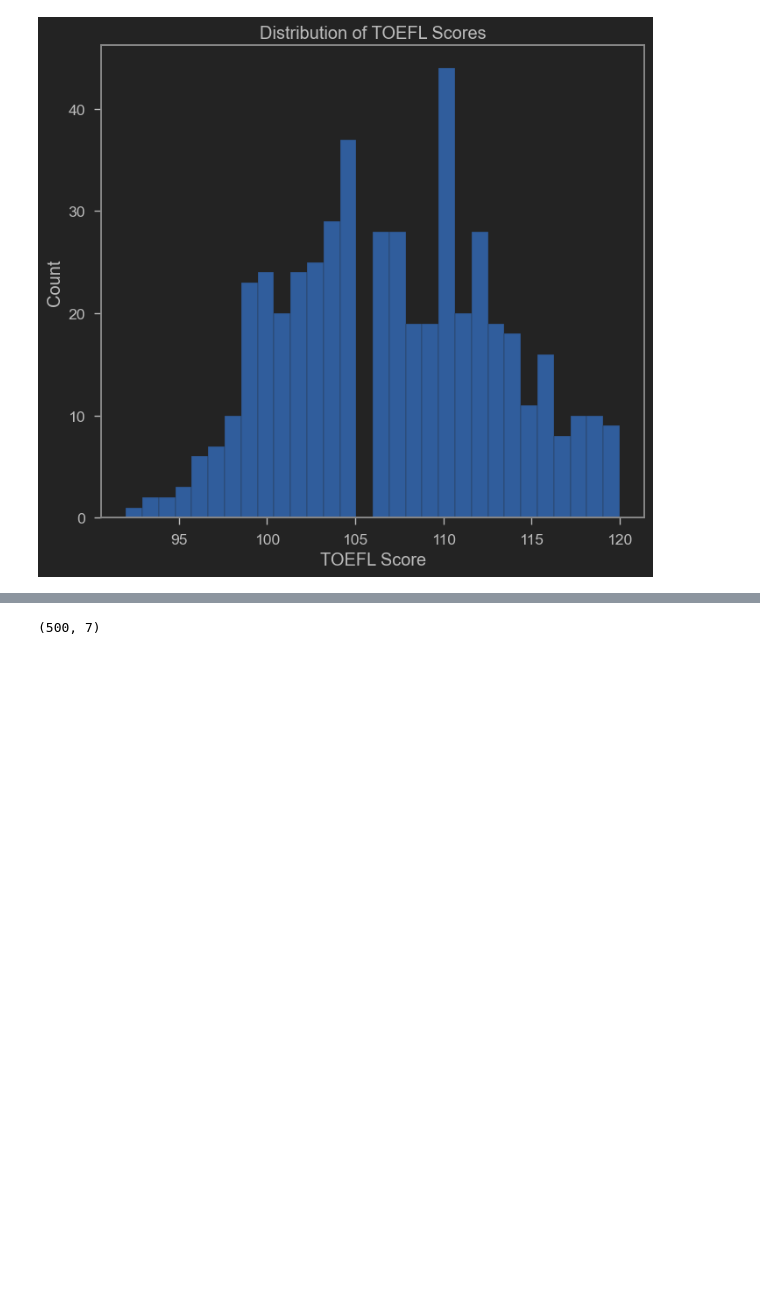
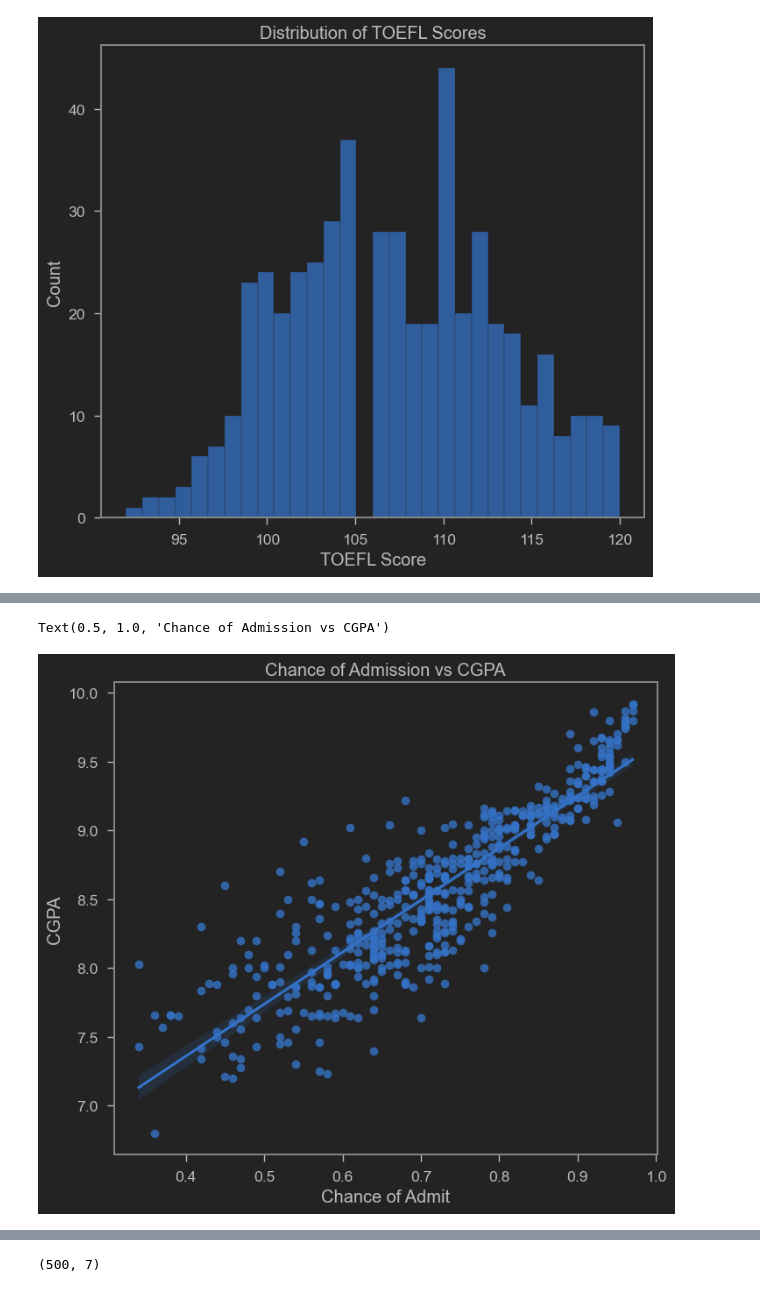
Before and after one commit to leon-czarlinski/UniversityAdmission, a Jupyter notebook: src/Graduate_Admission_Prediction.ipynb, the cells around one changed output, grey strips where cells are left out. Saved outputs shown, nothing was run; the diff lists cells and outputs as text; code cells hidden in the pictures; blank space fills up the shorter version.

```diff
--- a/src/Graduate_Admission_Prediction.ipynb
+++ b/src/Graduate_Admission_Prediction.ipynb
@@ -265,0 +264,6 @@ x = admission_df.drop(columns = ['Chance of Admit'])
+# %%
+sns.regplot(x="Chance of Admit", y="CGPA", data=admission_df)
+plt.title("Chance of Admission vs CGPA")
+# %% [output]
+Text(0.5, 1.0, 'Chance of Admission vs CGPA')
+[figure, added]
```
Also changed, not shown: parts of 38 cells of this notebook.
